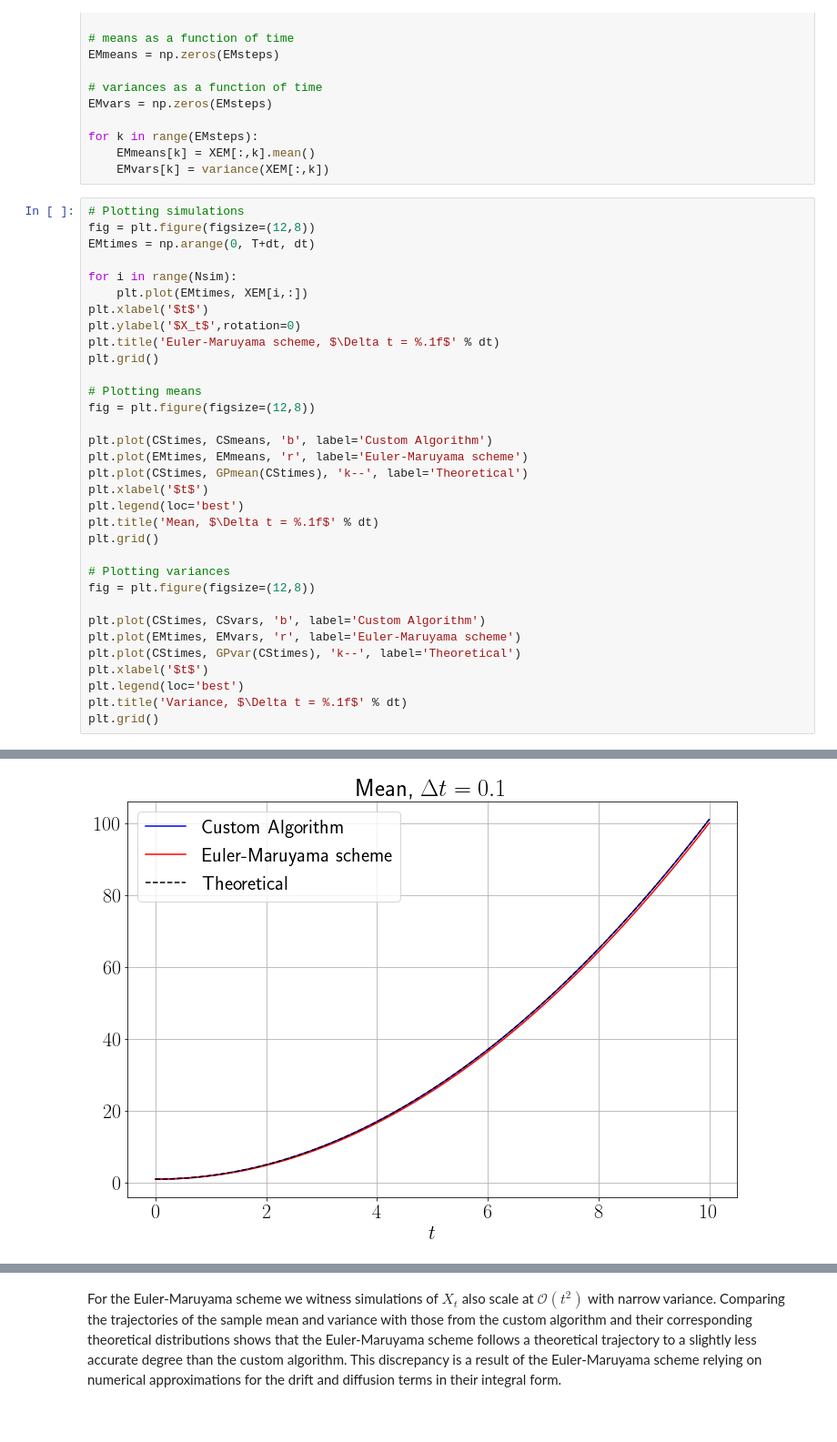
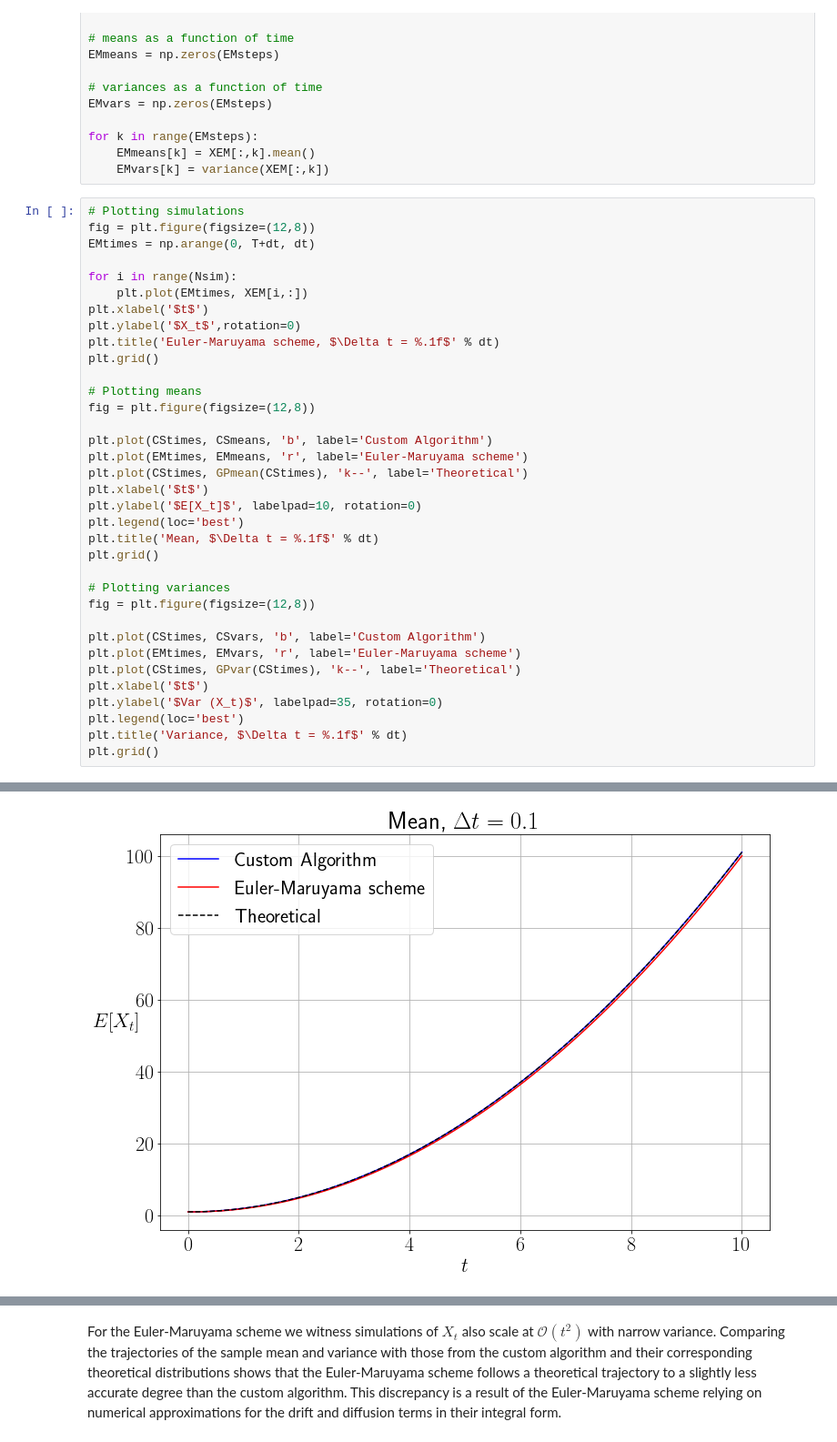
Before and after one commit to ndoyle815/MA933, a Jupyter notebook: MA933_assignment2_2260253.ipynb, the cells around one changed output, grey strips where cells are left out. Shown at 91% size. Saved outputs shown, nothing was run; the diff lists cells and outputs as text.

```diff
--- a/MA933_assignment2_2260253.ipynb
+++ b/MA933_assignment2_2260253.ipynb
@@ -207,31 +209,33 @@ EMtimes = np.arange(0, T+dt, dt)
 for i in range(Nsim):
     plt.plot(EMtimes, XEM[i,:])
 plt.xlabel('$t$')
 plt.ylabel('$X_t$',rotation=0)
 plt.title('Euler-Maruyama scheme, $\Delta t = %.1f$' % dt)
 plt.grid()
 
 # Plotting means
 fig = plt.figure(figsize=(12,8))
 
 plt.plot(CStimes, CSmeans, 'b', label='Custom Algorithm')
 plt.plot(EMtimes, EMmeans, 'r', label='Euler-Maruyama scheme')
 plt.plot(CStimes, GPmean(CStimes), 'k--', label='Theoretical')
 plt.xlabel('$t$')
+plt.ylabel('$E[X_t]$', labelpad=10, rotation=0)
 plt.legend(loc='best')
 plt.title('Mean, $\Delta t = %.1f$' % dt)
 plt.grid()
 
 # Plotting variances
 fig = plt.figure(figsize=(12,8))
 
 plt.plot(CStimes, CSvars, 'b', label='Custom Algorithm')
 plt.plot(EMtimes, EMvars, 'r', label='Euler-Maruyama scheme')
 plt.plot(CStimes, GPvar(CStimes), 'k--', label='Theoretical')
 plt.xlabel('$t$')
+plt.ylabel('$Var (X_t)$', labelpad=35, rotation=0)
 plt.legend(loc='best')
 plt.title('Variance, $\Delta t = %.1f$' % dt)
 plt.grid()
 # %% [output]
 [figure]
-[figure, old version]
+[figure, new version]
```
Also changed, not shown: parts of 4 cells of this notebook.
